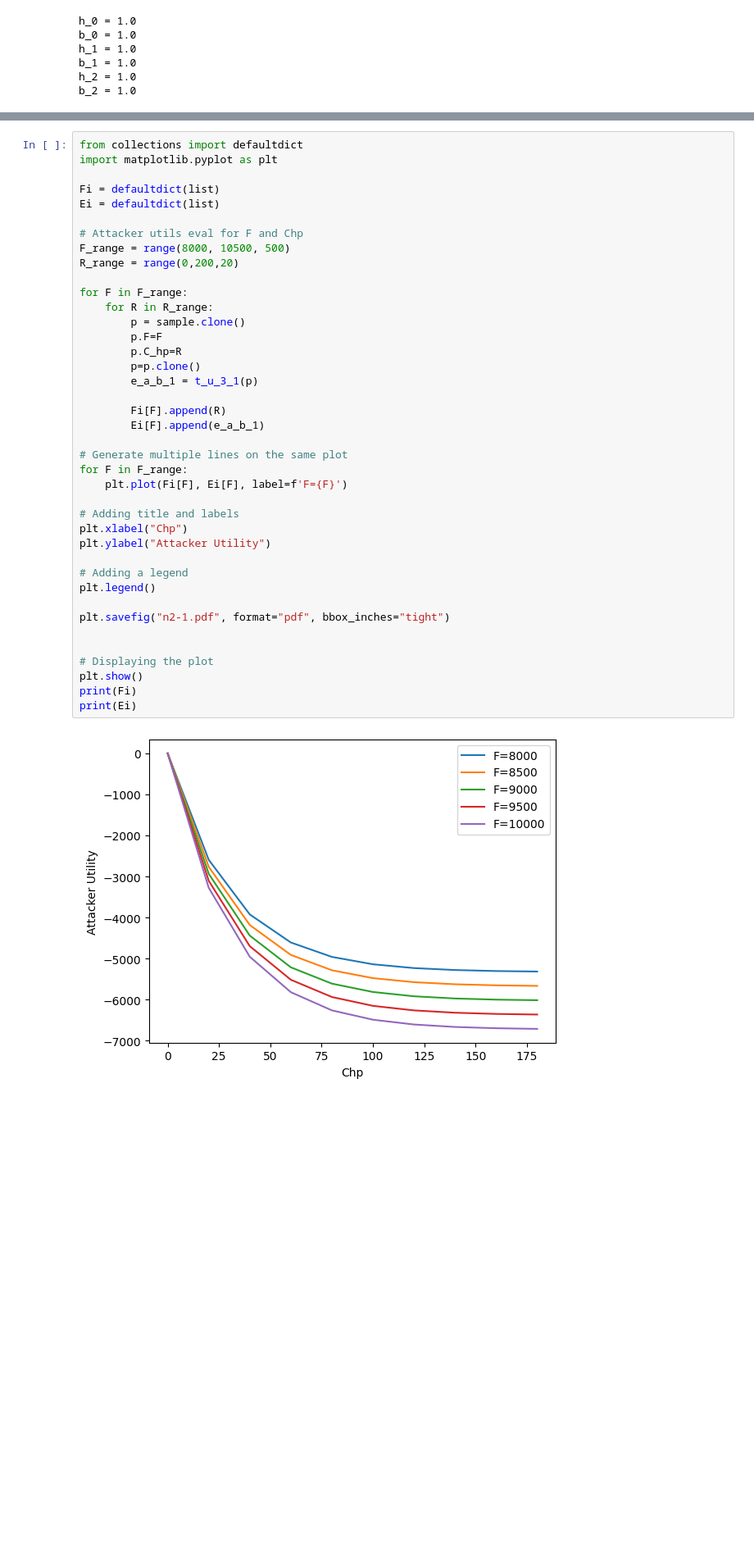
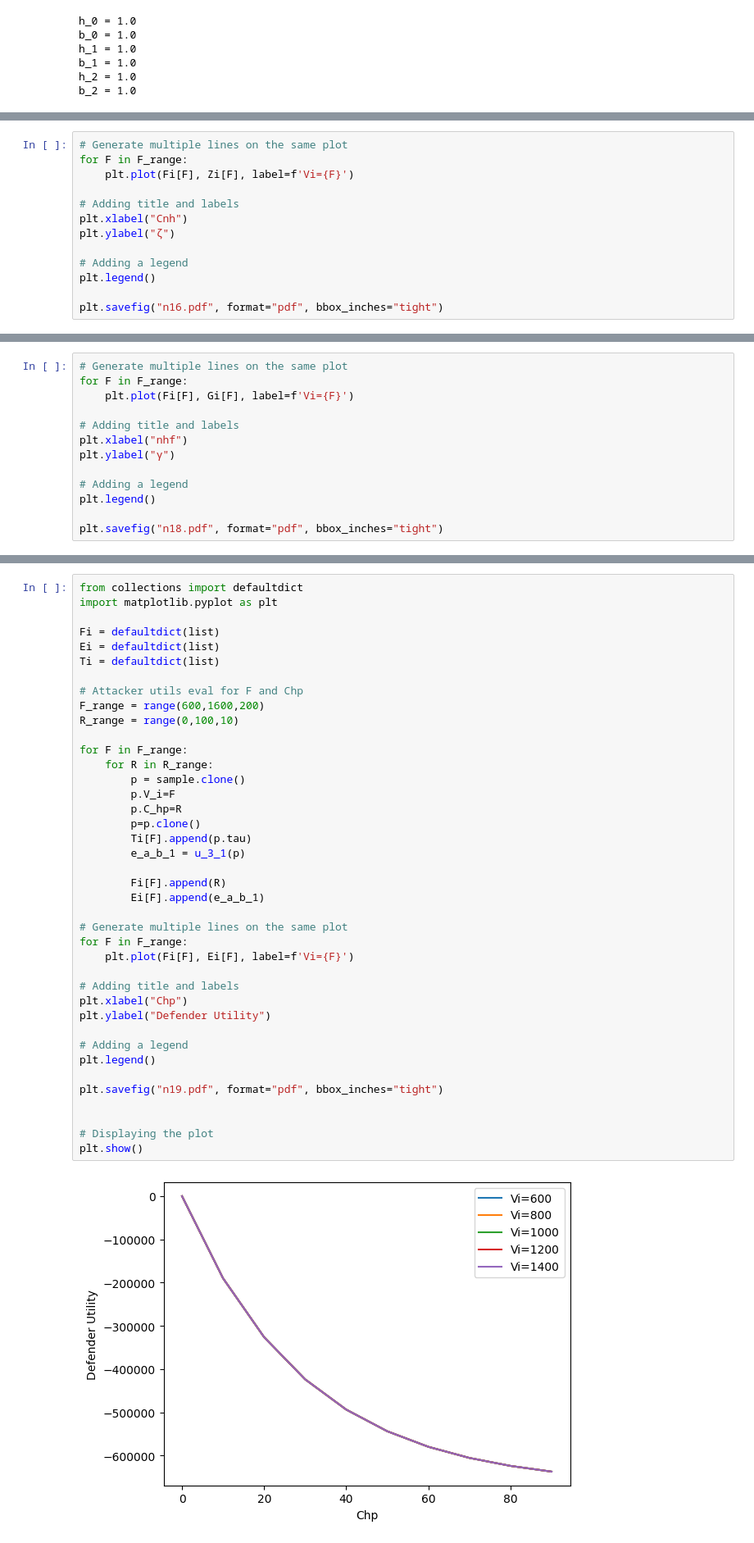
Before and after one commit to bhusalb/gt-ransomware-simulation, a Jupyter notebook: Ransomware_simulation.ipynb, the cells around one changed output, grey strips where cells are left out. Shown at 82% size. Drawn from its saved outputs; the diff is of its cells as text; blank space fills up the shorter version.

```diff
--- a/Ransomware_simulation.ipynb
+++ b/Ransomware_simulation.ipynb
@@ -1257,0 +1553,13 @@ defaultdict(<class 'list'>, {8000: [-3922.5088063926382, -3922.5088063926382, -3
+# %%
+# Generate multiple lines on the same plot
+for F in F_range:
+    plt.plot(Fi[F], Zi[F], label=f'Vi={F}')
+
+# Adding title and labels
+plt.xlabel("Cnh")
+plt.ylabel("ζ")
+
+# Adding a legend
+plt.legend()
+
+plt.savefig("n16.pdf", format="pdf", bbox_inches="tight")
@@ -1257,0 +1612,13 @@ defaultdict(<class 'list'>, {8000: [-3922.5088063926382, -3922.5088063926382, -3
+# %%
+# Generate multiple lines on the same plot
+for F in F_range:
+    plt.plot(Fi[F], Gi[F], label=f'Vi={F}')
+
+# Adding title and labels
+plt.xlabel("nhf")
+plt.ylabel("γ")
+
+# Adding a legend
+plt.legend()
+
+plt.savefig("n18.pdf", format="pdf", bbox_inches="tight")
@@ -1260,40 +1629,40 @@ from collections import defaultdict
 import matplotlib.pyplot as plt
 
 Fi = defaultdict(list)
 Ei = defaultdict(list)
+Ti = defaultdict(list)
 
 # Attacker utils eval for F and Chp
-F_range = range(8000, 10500, 500)
-R_range = range(0,200,20)
+F_range = range(600,1600,200)
+R_range = range(0,100,10)
 
 for F in F_range:
     for R in R_range:
         p = sample.clone()
-        p.F=F
+        p.V_i=F
         p.C_hp=R
         p=p.clone()
-        e_a_b_1 = t_u_3_1(p)
+        Ti[F].append(p.tau)
+        e_a_b_1 = u_3_1(p)
 
         Fi[F].append(R)
         Ei[F].append(e_a_b_1)
 
 # Generate multiple lines on the same plot
 for F in F_range:
-    plt.plot(Fi[F], Ei[F], label=f'F={F}')
+    plt.plot(Fi[F], Ei[F], label=f'Vi={F}')
 
 # Adding title and labels
 plt.xlabel("Chp")
-plt.ylabel("Attacker Utility")
+plt.ylabel("Defender Utility")
 
 # Adding a legend
 plt.legend()
 
-plt.savefig("n2-1.pdf", format="pdf", bbox_inches="tight")
+plt.savefig("n19.pdf", format="pdf", bbox_inches="tight")
 
 
 # Displaying the plot
 plt.show()
-print(Fi)
-print(Ei)
 # %% [output]
-[figure, old version]
+[figure, new version]
```
Also changed, not shown: parts of 29 cells of this notebook.
